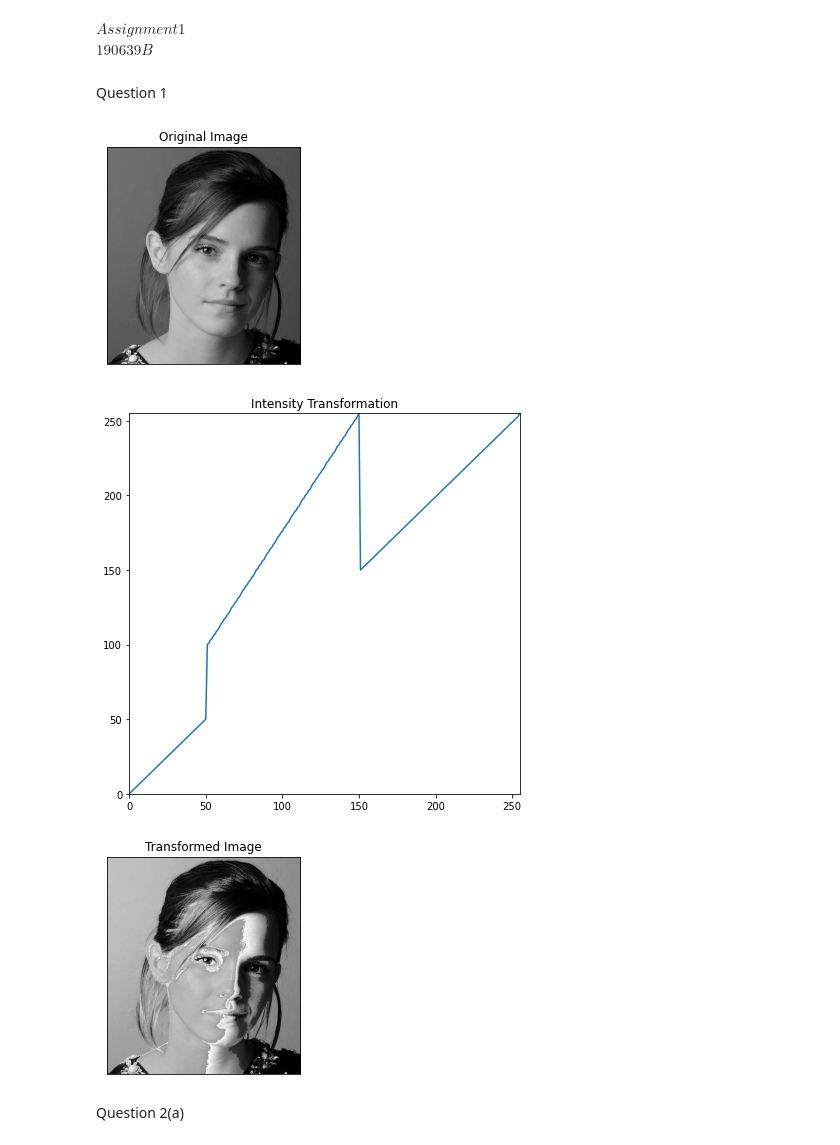
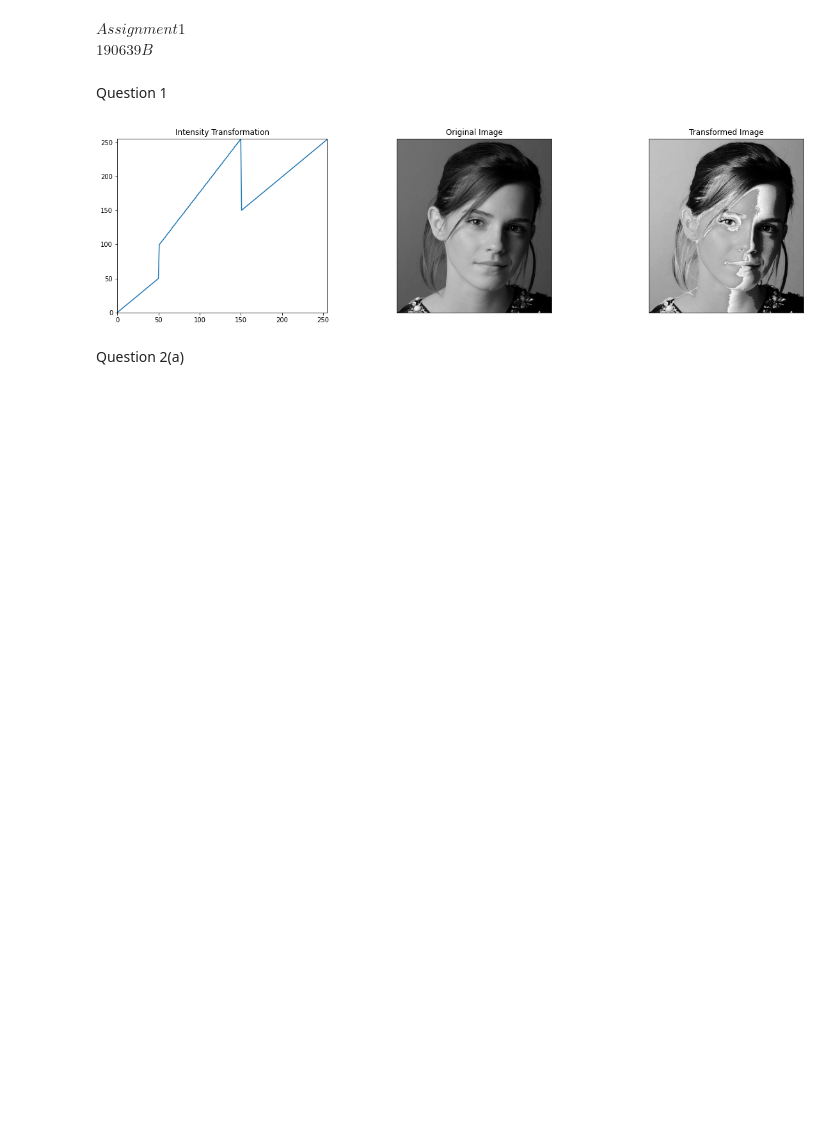
Before and after one commit to Dinuka-1999/Assignment, a Jupyter notebook: Assignment-1.ipynb, the cells around one changed output. Saved outputs shown, nothing was run; the diff lists cells and outputs as text; code cells hidden in the pictures; blank space fills up the shorter version.

```diff
--- a/Assignment-1.ipynb
+++ b/Assignment-1.ipynb
@@ -11,32 +11,31 @@ Question 1
 # %%
 emma_img=cv.imread("emma_gray.jpg",cv.IMREAD_GRAYSCALE)
 assert emma_img is not None
-plt.imshow(emma_img,cmap='gray',vmin=0,vmax=255)
-plt.xticks([]),plt.yticks([])
-plt.title("Original Image")
-plt.show()
 
 t1=np.linspace(0,50,51).astype(np.uint8)
 t2=np.linspace(100,255,100).astype(np.uint8)
 t3=np.linspace(150,255,105).astype(np.uint8)
 t=np.concatenate((t1,t2,t3),axis=0)
 assert len(t)==256
+
 new_emma_img=cv.LUT(emma_img,t)
-fig,ax=plt.subplots(figsize=(7,7))
-ax.plot(t)
-ax.set_title("Intensity Transformation")
-ax.set_xlim(0,255)
-ax.set_ylim(0,255)
+
+fig,ax=plt.subplots(1,3,figsize=(20,5))
+ax[0].plot(t)
+ax[0].set_title("Intensity Transformation")
+ax[0].set_xlim(0,255)
+ax[0].set_ylim(0,255)
+
+ax[1].imshow(emma_img,cmap='gray',vmin=0,vmax=255)
+ax[1].set_xticks([]),ax[1].set_yticks([])
+ax[1].set_title("Original Image")
+
+ax[2].imshow(new_emma_img,cmap='gray',vmin=0,vmax=256)
+ax[2].set_xticks([]),ax[2].set_yticks([])
+ax[2].set_title("Transformed Image")
 plt.show()
-
-plt.imshow(new_emma_img,cmap='gray',vmin=0,vmax=256)
-plt.xticks([]),plt.yticks([])
-plt.title("Transformed Image")
-plt.show()
 # %% [output]
-[figure, old version]
+[figure, new version]
-[figure, removed]
-[figure, removed]
 # %% [markdown]
 Question 2(a)
 # %%
```
Also changed, not shown: parts of 10 cells of this notebook.
